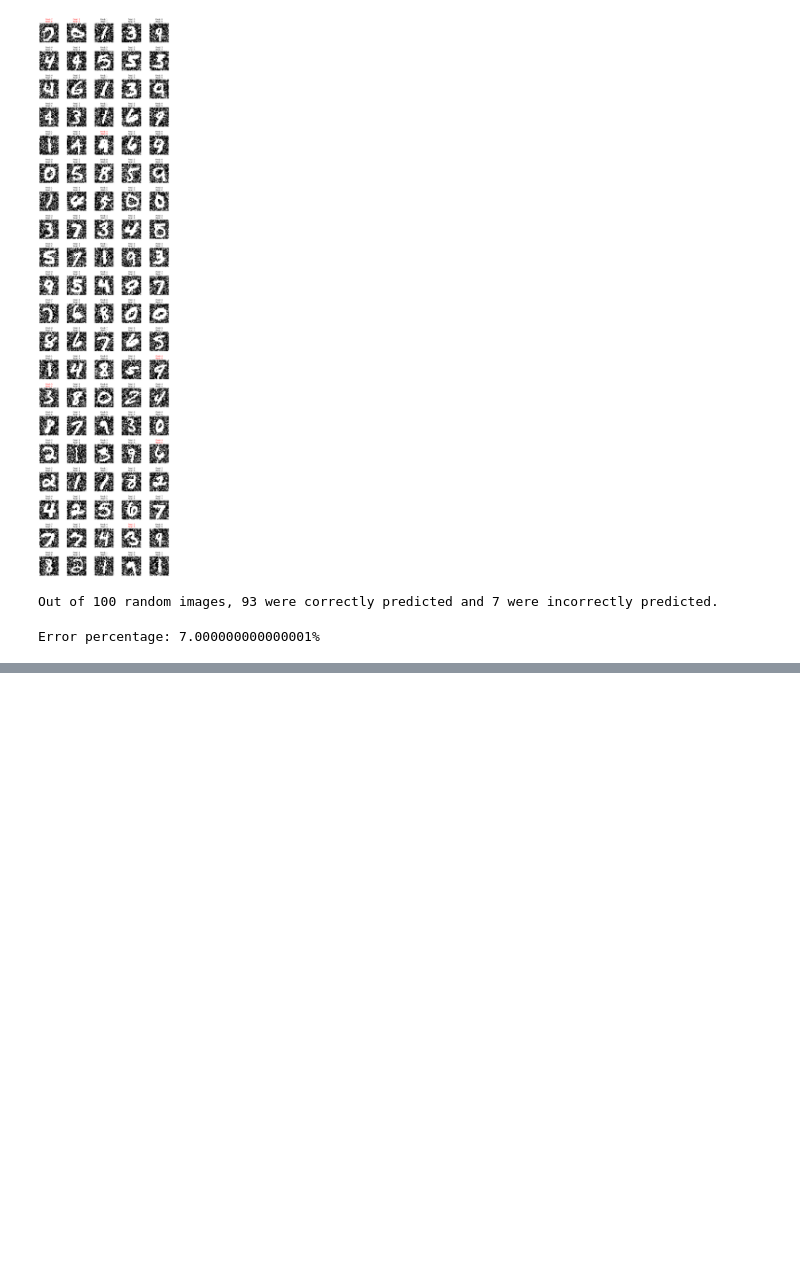
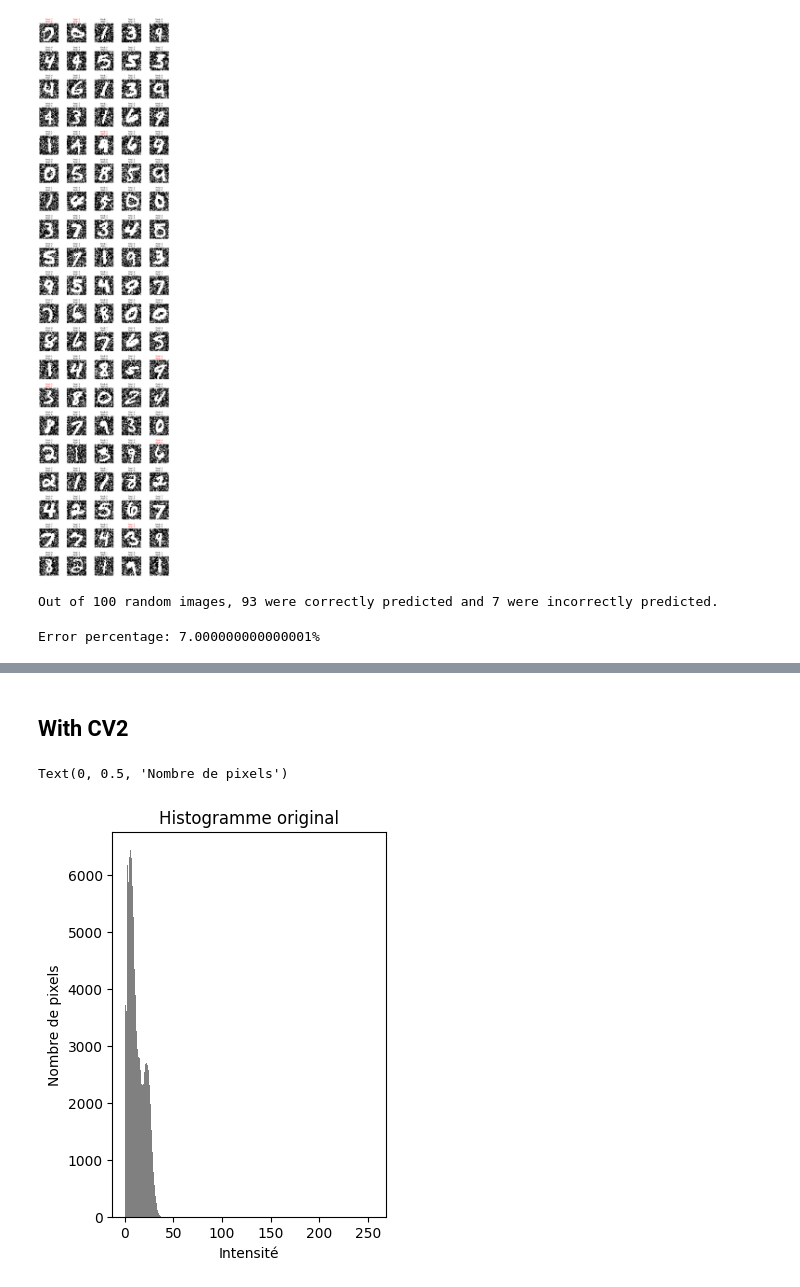
Before and after one commit to Ousoka/ANN_MNIST, a Jupyter notebook: mnist_ok.ipynb, the cells around one changed output, grey strips where cells are left out. Cells and saved outputs as stored; diff of their text form; code cells hidden in the pictures; blank space fills up the shorter version.

```diff
--- a/mnist_ok.ipynb
+++ b/mnist_ok.ipynb
@@ -315,0 +396,28 @@ Error percentage: 7.000000000000001%
+# %% [markdown]
+## With CV2
+# %%
+import cv2
+import numpy as np
+import matplotlib.pyplot as plt
+import requests
+from io import BytesIO
+
+# 1. Charger l'image depuis l'URL
+url = 'https://github.com/Ousoka/ANN_MNIST/blob/b681c89c7e8c617b80517ae8ec5b1a8578babd60/WhatsApp%20Image%202025-04-22%20%C3%A0%2010.14.47_9efeafdf.jpg?raw=true'
+resp = requests.get(url)
+img_array = np.asarray(bytearray(resp.content), dtype=np.uint8)
+img = cv2.imdecode(img_array, cv2.IMREAD_COLOR)
+
+# 2. Convertir en niveaux de gris
+gray = cv2.cvtColor(img, cv2.COLOR_BGR2GRAY)
+
+# 3. Afficher histogramme original
+plt.figure(figsize=(12, 5))
+plt.subplot(1, 3, 1)
+plt.hist(gray.ravel(), bins=256, range=(0, 256), color='gray')
+plt.title("Histogramme original")
+plt.xlabel("Intensité")
+plt.ylabel("Nombre de pixels")
+# %% [output]
+Text(0, 0.5, 'Nombre de pixels')
+[figure, added]
```
Also changed, not shown: parts of 7 cells of this notebook.
